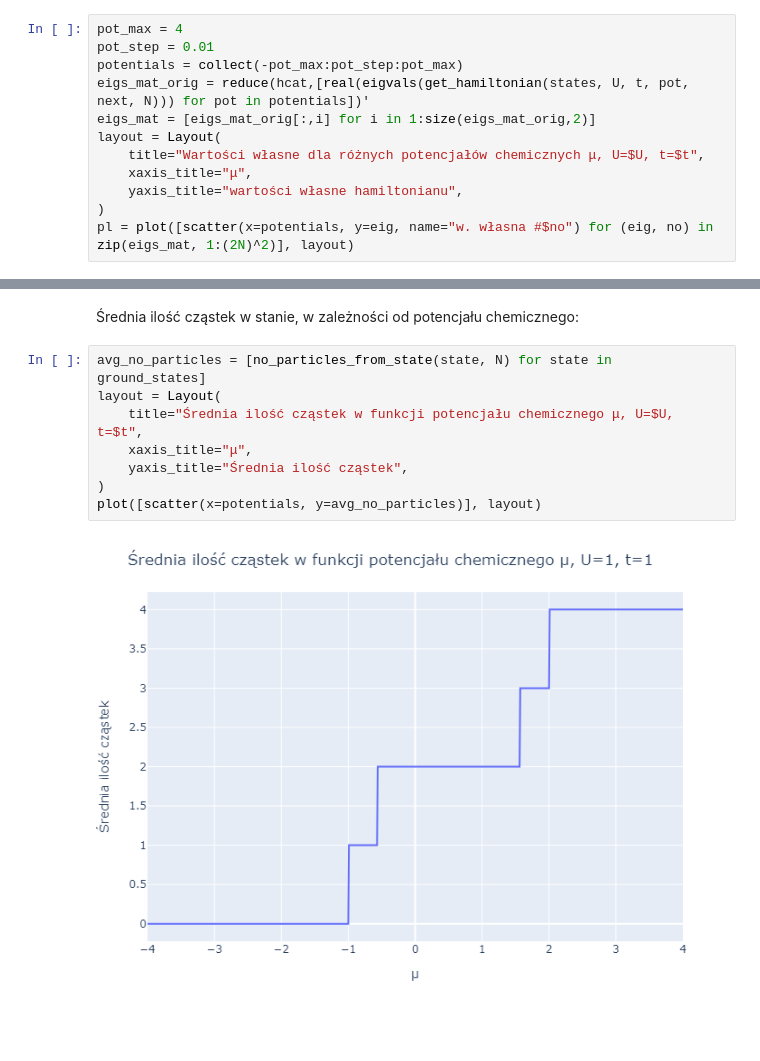
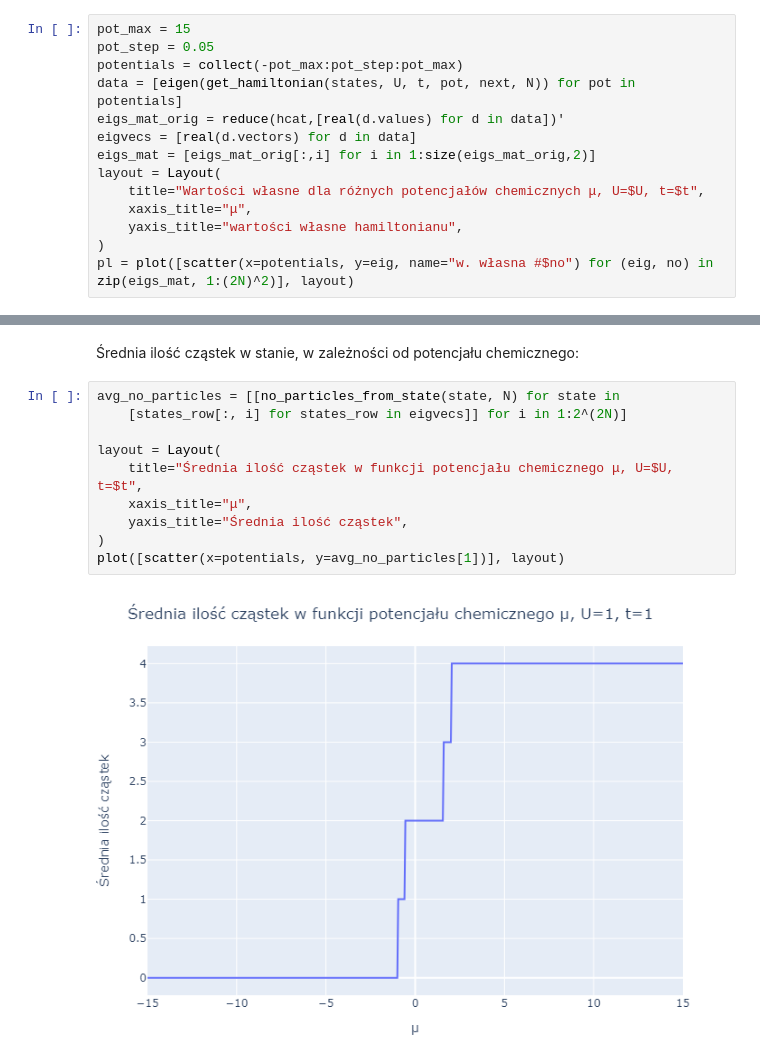
Before and after one commit to kbolembach/Hubbard, a Jupyter notebook: hubbard.ipynb, the cells around one changed output, grey strips where cells are left out. Drawn from its saved outputs; the diff is of its cells as text; blank space fills up the shorter version.

```diff
--- a/hubbard.ipynb
+++ b/hubbard.ipynb
@@ -19,8 +21,10 @@ const next = [collect(2:N); 1]
 # %%
-pot_max = 4
-pot_step = 0.01
+pot_max = 15
+pot_step = 0.05
 potentials = collect(-pot_max:pot_step:pot_max)
-eigs_mat_orig = reduce(hcat,[real(eigvals(get_hamiltonian(states, U, t, pot, next, N))) for pot in potentials])'
+data = [eigen(get_hamiltonian(states, U, t, pot, next, N)) for pot in potentials]
+eigs_mat_orig = reduce(hcat,[real(d.values) for d in data])'
+eigvecs = [real(d.vectors) for d in data]
 eigs_mat = [eigs_mat_orig[:,i] for i in 1:size(eigs_mat_orig,2)]
 layout = Layout(
     title="Wartości własne dla różnych potencjałów chemicznych μ, U=$U, t=$t",
@@ -47,12 +79,14 @@ plot([scatter(x=potentials, y=[g[1] for g in ground_energies], name="Wartość")
 # %% [markdown]
 Średnia ilość cząstek w stanie, w zależności od potencjału chemicznego:
 # %%
-avg_no_particles = [no_particles_from_state(state, N) for state in ground_states]
+avg_no_particles = [[no_particles_from_state(state, N) for state in
+    [states_row[:, i] for states_row in eigvecs]] for i in 1:2^(2N)]
+
 layout = Layout(
     title="Średnia ilość cząstek w funkcji potencjału chemicznego μ, U=$U, t=$t",
     xaxis_title="μ",
     yaxis_title="Średnia ilość cząstek",
 )
-plot([scatter(x=potentials, y=avg_no_particles)], layout)
+plot([scatter(x=potentials, y=avg_no_particles[1])], layout)
 # %% [output]
-[figure, old version]
+[figure, new version]
```
Also changed, not shown: parts of 8 cells of this notebook, 1 other file.
